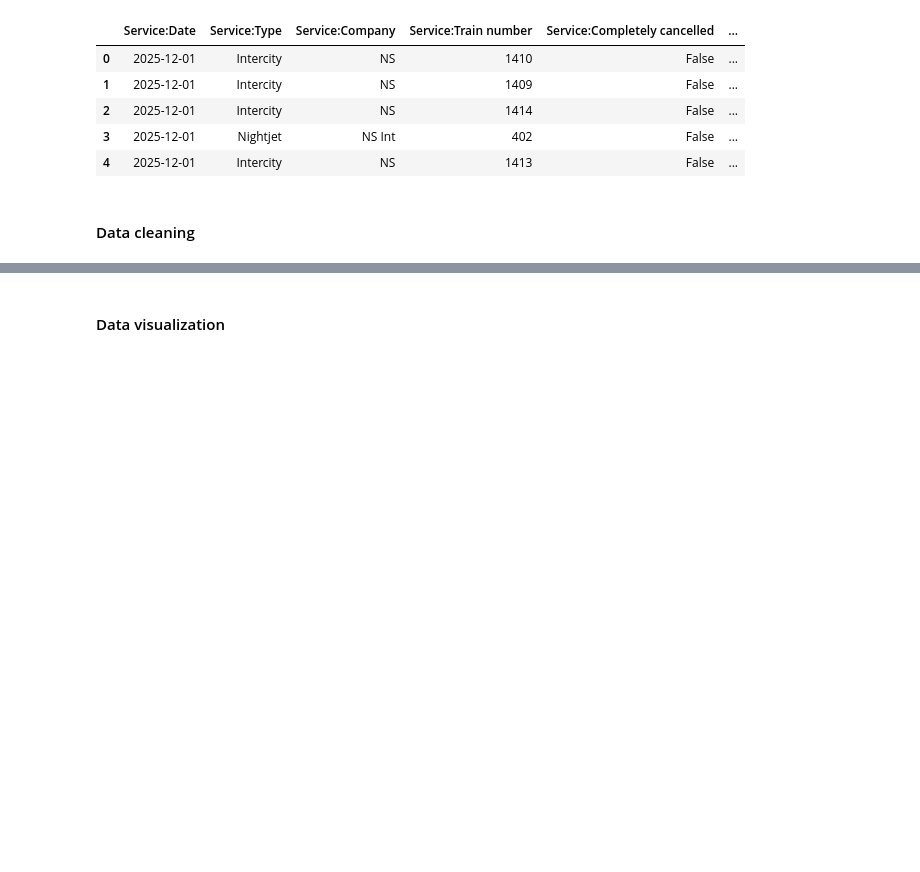
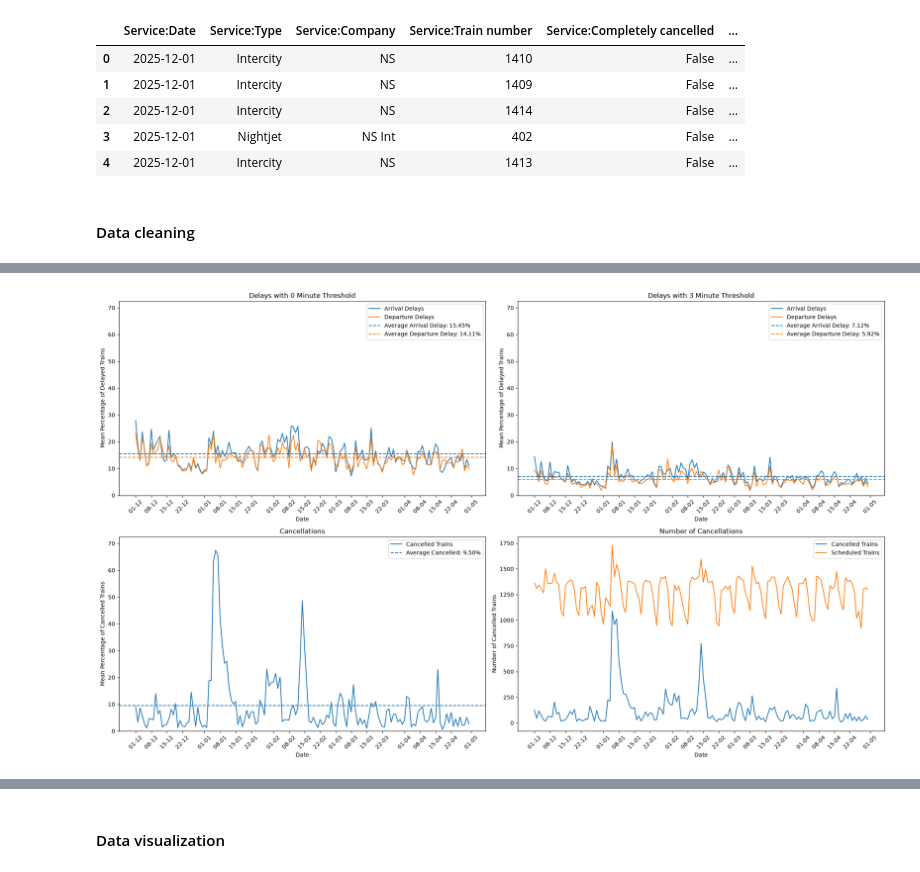
Before and after one commit to nicklj100/group20_til6022_project, a Jupyter notebook: period_selection.ipynb, the cells around one changed output, grey strips where cells are left out. Saved outputs shown, nothing was run; the diff lists cells and outputs as text; code cells hidden in the pictures; blank space fills up the shorter version.

```diff
--- a/period_selection.ipynb
+++ b/period_selection.ipynb
@@ -100,0 +129,18 @@ Number of complete cancellations: 10082
+# %%
+daily_delay = train.groupby('Date').agg(
+    arrival_delayed=('arrival_delayed', 'mean'),
+    departure_delayed=('departure_delayed', 'mean'),
+    arrival_delayed_3=('arrival_delayed_3', 'mean'),
+    departure_delayed_3=('departure_delayed_3', 'mean'),
+    cancelled=('cancelled', 'mean'),
+    arr_cancelled=('arr_cancelled', 'mean'),
+    dep_cancelled=('dep_cancelled', 'mean')
+) * 100
+
+average_arrival_delay = train['arrival_delayed'].mean() * 100
+average_departure_delay = train['departure_delayed'].mean() * 100
+average_arrival_delay_3 = train['arrival_delayed_3'].mean() * 100
+average_departure_delay_3 = train['departure_delayed_3'].mean() * 100
+cancelled_percentage = train['cancelled'].mean() * 100
+arr_cancelled_percentage = train['arr_cancelled'].mean() * 100
+dep_cancelled_percentage = train['dep_cancelled'].mean() * 100
@@ -100,0 +164,58 @@ Number of complete cancellations: 10082
+# %%
+import matplotlib.dates as mdates
+daily_delay.index = pd.to_datetime(daily_delay.index)
+
+fig, ax = plt.subplots(2,2, figsize=(20, 12))
+
+ax[0,0].plot(daily_delay.index, daily_delay['arrival_delayed'], label='Arrival Delays')
+ax[0,0].plot(daily_delay.index, daily_delay['departure_delayed'], label='Departure Delays')
+ax[0,0].axhline(average_arrival_delay, linestyle='--', color=ax[0,0].lines[0].get_color(), label=f'Average Arrival Delay: {average_arrival_delay:.2f}%')
+ax[0,0].axhline(average_departure_delay, linestyle='--', color=ax[0,0].lines[1].get_color(), label=f'Average Departure Delay: {average_departure_delay:.2f}%')
+ax[0,0].set_xlabel('Date')
+ax[0,0].set_ylabel('Mean Percentage of Delayed Trains')
+ax[0,0].set_title('Delays with 0 Minute Threshold')
+ax[0,0].legend()
+
+ax[0,1].plot(daily_delay.index, daily_delay['arrival_delayed_3'], label='Arrival Delays')
+ax[0,1].plot(daily_delay.index, daily_delay['departure_delayed_3'], label='Departure Delays')
+ax[0,1].axhline(average_arrival_delay_3, linestyle='--', color=ax[0,1].lines[0].get_color(), label=f'Average Arrival Delay: {average_arrival_delay_3:.2f}%')
+ax[0,1].axhline(average_departure_delay_3, linestyle='--', color=ax[0,1].lines[1].get_color(), label=f'Average Departure Delay: {average_departure_delay_3:.2f}%')
+ax[0,1].set_xlabel('Date')
+ax[0,1].set_ylabel('Mean Percentage of Delayed Trains')
+ax[0,1].set_title('Delays with 3 Minute Threshold')
+ax[0,1].legend()
+
+ax[1,0].plot(daily_delay.index, daily_delay['cancelled'], label='Cancelled Trains')
+ax[1,0].axhline(cancelled_percentage, linestyle='--', color=ax[1,0].lines[0].get_color(), label=f'Average Cancelled: {cancelled_percentage:.2f}%')
+ax[1,0].set_xlabel('Date')
+ax[1,0].set_ylabel('Mean Percentage of Cancelled Trains')
+ax[1,0].set_title('Cancellations')
+ax[1,0].legend()
+
+train['Date'] = pd.to_datetime(train['Date'])
+daily_delay['cancelled_count'] = train.groupby('Date')['cancelled'].sum()
+daily_delay['scheduled_count'] = train.groupby('Date').size()
+
+ax[1,1].plot(daily_delay.index, daily_delay['cancelled_count'], label='Cancelled Trains')
+ax[1,1].plot(daily_delay.index, daily_delay['scheduled_count'], label='Scheduled Trains')
+ax[1,1].set_xlabel('Date')
+ax[1,1].set_ylabel('Number of Cancelled Trains')
+ax[1,1].set_title('Number of Cancellations')
+ax[1,1].legend()
+
+for a in ax.flat:
+    a.xaxis.set_major_locator(mdates.AutoDateLocator(minticks=20, maxticks=30))
+    a.xaxis.set_major_formatter(mdates.DateFormatter('%d-%m'))
+    a.tick_params(axis='x', rotation=45)
+
+for a in ax.flat[:3]:
+    a.set_ylim(0, max(daily_delay[
+    ['arrival_delayed', 'departure_delayed',
+     'arrival_delayed_3', 'departure_delayed_3',
+     'cancelled']
+    ].max()) + 5)
+
+plt.tight_layout()
+plt.show()
+# %% [output]
+[figure, added]
```
Also changed, not shown: parts of 9 cells of this notebook.
